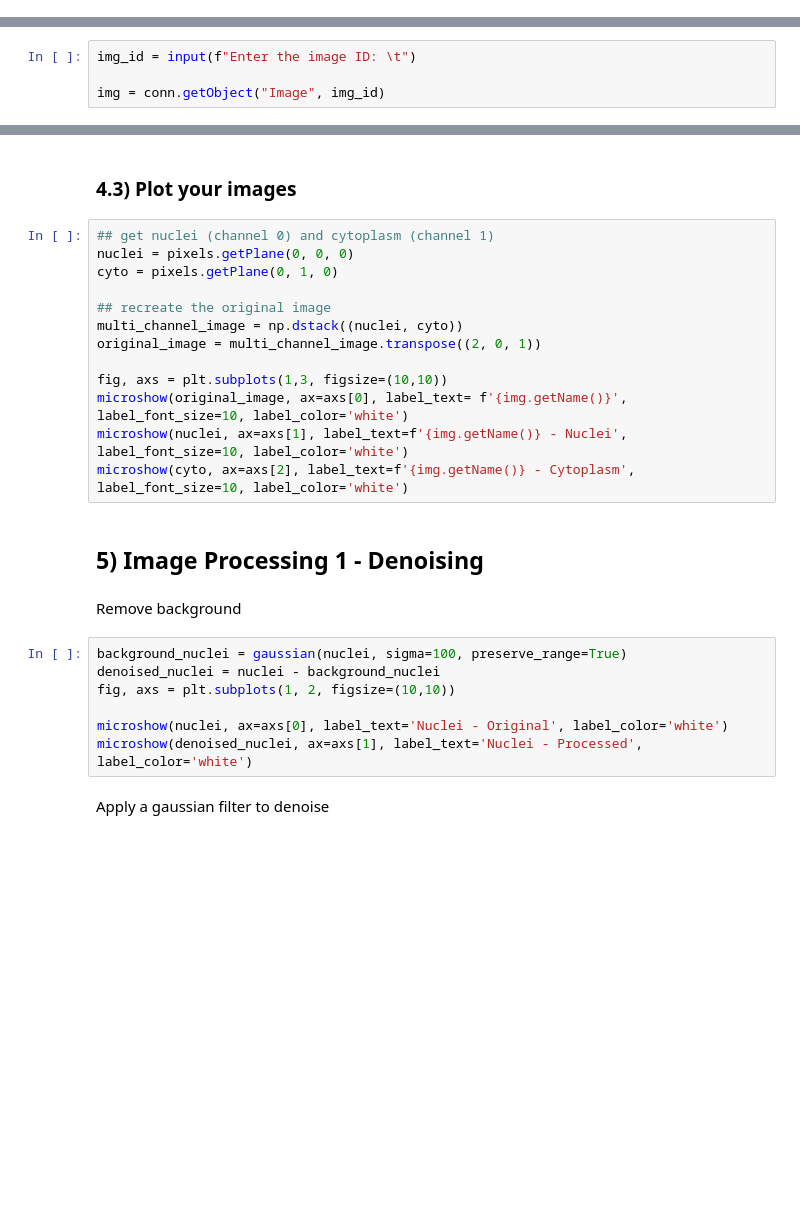
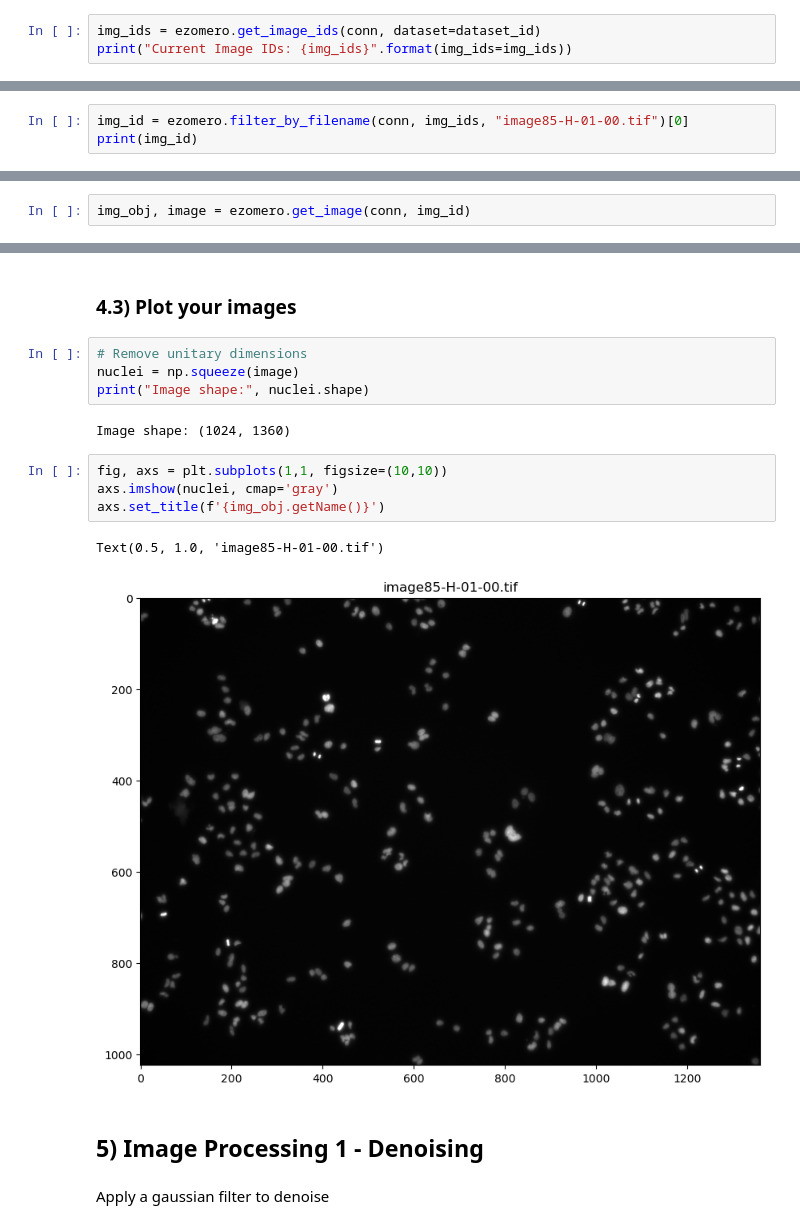
Before and after one commit to BiAPoL/ezomero_and_napari_omero_basics, a Jupyter notebook: notebooks/ezomero_exercise.ipynb, the cells around one changed output, grey strips where cells are left out. Cells and saved outputs as stored; diff of their text form; blank space fills up the shorter version.

```diff
--- a/notebooks/ezomero_exercise.ipynb
+++ b/notebooks/ezomero_exercise.ipynb
@@ -66,0 +66,3 @@ Current Dataset IDs: []
+# %%
+img_ids = ezomero.get_image_ids(conn, dataset=dataset_id)
+print("Current Image IDs: {img_ids}".format(img_ids=img_ids))
@@ -66,0 +71,3 @@ Current Dataset IDs: []
+# %%
+img_id = ezomero.filter_by_filename(conn, img_ids, "image85-H-01-00.tif")[0]
+print(img_id)
@@ -69,7 +80,5 @@ Current Dataset IDs: []
 # %%
-img_id = input(f"Enter the image ID: \t")
-
-img = conn.getObject("Image", img_id)
+img_obj, image = ezomero.get_image(conn, img_id)
 # %% [markdown]
 ### 4.2) Get information about your image
 # %%
@@ -89,29 +99,20 @@ for channel in img.getChannels():
 # %% [markdown]
 ### 4.3) Plot your images
+# %%
+# Remove unitary dimensions
+nuclei = np.squeeze(image)
+print("Image shape:", nuclei.shape)
+# %% [output]
+Image shape: (1024, 1360)
 # %%
-## get nuclei (channel 0) and cytoplasm (channel 1)
-nuclei = pixels.getPlane(0, 0, 0)
-cyto = pixels.getPlane(0, 1, 0)
-
-## recreate the original image
-multi_channel_image = np.dstack((nuclei, cyto))
-original_image = multi_channel_image.transpose((2, 0, 1))
-
-fig, axs = plt.subplots(1,3, figsize=(10,10))
-microshow(original_image, ax=axs[0], label_text= f'{img.getName()}', label_font_size=10, label_color='white')
-microshow(nuclei, ax=axs[1], label_text=f'{img.getName()} - Nuclei', label_font_size=10, label_color='white')
-microshow(cyto, ax=axs[2], label_text=f'{img.getName()} - Cytoplasm', label_font_size=10, label_color='white')
+fig, axs = plt.subplots(1,1, figsize=(10,10))
+axs.imshow(nuclei, cmap='gray')
+axs.set_title(f'{img_obj.getName()}')
+# %% [output]
+Text(0.5, 1.0, 'image85-H-01-00.tif')
+[figure, added]
 # %% [markdown]
 ## 5) Image Processing 1 - Denoising
-# %% [markdown]
-Remove background
-# %%
-background_nuclei = gaussian(nuclei, sigma=100, preserve_range=True)
-denoised_nuclei = nuclei - background_nuclei
-fig, axs = plt.subplots(1, 2, figsize=(10,10))
-
-microshow(nuclei, ax=axs[0], label_text='Nuclei - Original', label_color='white')
-microshow(denoised_nuclei, ax=axs[1], label_text='Nuclei - Processed', label_color='white')
 # %% [markdown]
 Apply a gaussian filter to denoise
 # %%
```
Also changed, not shown: parts of 32 cells of this notebook.
